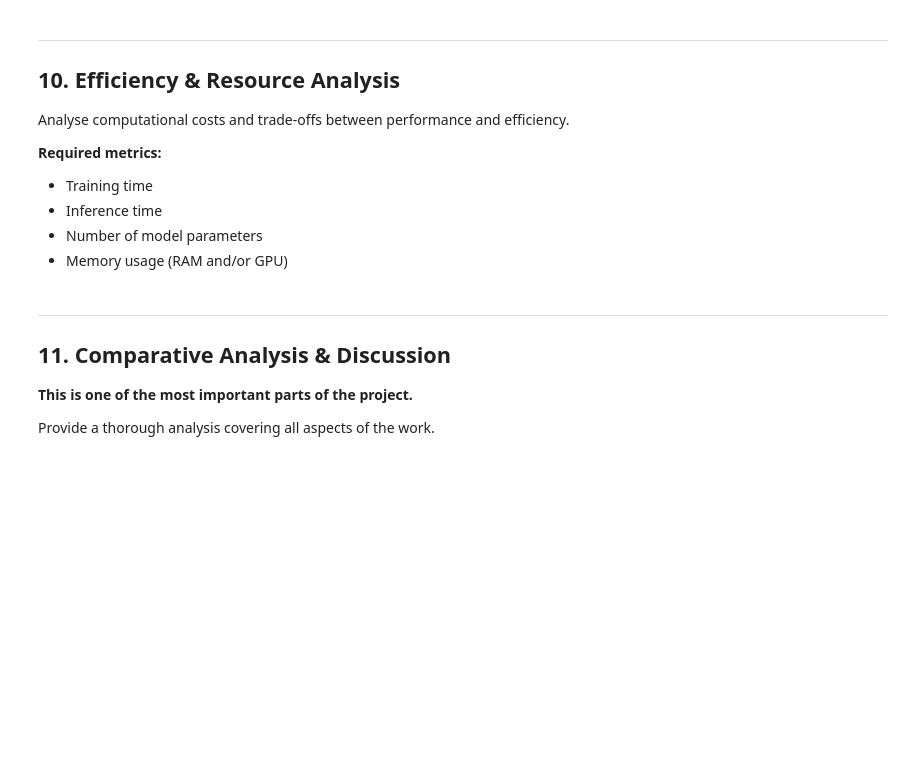
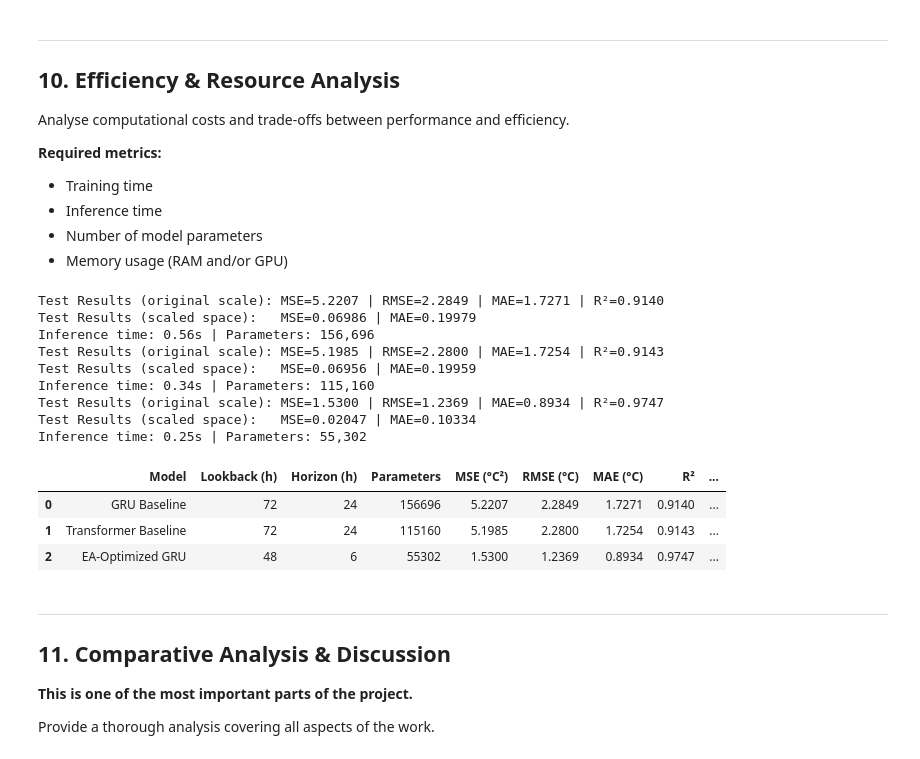
Before and after one commit to dudocas12/Advanced-Time-Series-Forecasting-Optimization-and-Explainability, a Jupyter notebook: main.ipynb, the cells around one changed output. Drawn from its saved outputs; the diff is of its cells as text; code cells hidden in the pictures; blank space fills up the shorter version.

```diff
--- a/main.ipynb
+++ b/main.ipynb
@@ -1821,3 +1951,80 @@ def log_efficiency(model_name, model, test_loader, device):
+# %%
+# --- 10. Efficiency & Resource Analysis ---
+import time
+import torch
+import pandas as pd
+
+def count_parameters(model):
+    return sum(p.numel() for p in model.parameters() if p.requires_grad)
+
+def measure_inference_time(model, test_loader, device, n_runs=3):
+    model.eval()
+    total_times = []
+    with torch.no_grad():
+        for _ in range(n_runs):
+            start = time.time()
+            for X_batch, _ in test_loader:
+                _ = model(X_batch.to(device))
+            total_times.append(time.time() - start)
+    return sum(total_times) / len(total_times)
+
+def measure_peak_memory(model, sample_input, device):
+    if not torch.cuda.is_available():
+        return "N/A (CPU)"
+    model.eval()
+    torch.cuda.reset_peak_memory_stats(device)
+    with torch.no_grad():
+        _ = model(sample_input.to(device))
+    return round(torch.cuda.max_memory_allocated(device) / (1024 * 1024), 2)
+
+# --- Build the full comparison table ---
+criterion = nn.MSELoss()
+
+# Evaluate all three models (accuracy metrics)
+gru_results = evaluate_model(gru_model, test_loader, criterion, scaler, TARGET_IDX)
+transformer_results = evaluate_model(transformer_model, test_loader, criterion, scaler, TARGET_IDX)
+ea_results = evaluate_model(best_ea_model, ea_test_loader, criterion, scaler, TARGET_IDX)
+
+# Measure efficiency metrics
+models_info = [
+    ("GRU Baseline",        gru_model,        test_loader,    LOOKBACK, HORIZON),
+    ("Transformer Baseline", transformer_model, test_loader,    LOOKBACK, HORIZON),
+    ("EA-Optimized GRU",    best_ea_model,    ea_test_loader, ea_lookback, ea_horizon),
+]
+results_list = [gru_results, transformer_results, ea_results]
+
+rows = []
+for (name, model, loader, lb, hz), res in zip(models_info, results_list):
+    sample_batch, _ = next(iter(loader))
+    rows.append({
+        'Model':               name,
+        'Lookback (h)':        lb,
+        'Horizon (h)':         hz,
+        'Parameters':          count_parameters(model),
+        'MSE (°C²)':           round(res['mse'], 4),
+        'RMSE (°C)':           round(res['rmse'], 4),
+        'MAE (°C)':            round(res['mae'], 4),
+        'R²':                  round(res['r2'], 4),
+        'Inference Time (s)':  round(measure_inference_time(model, loader, DEVICE), 4),
+        'Peak GPU Memory (MB)': measure_peak_memory(model, sample_batch, DEVICE),
+    })
+
+df_comparison = pd.DataFrame(rows)
+display(df_comparison)
+# %% [output]
+Test Results (original scale): MSE=5.2207 | RMSE=2.2849 | MAE=1.7271 | R²=0.9140
+Test Results (scaled space):   MSE=0.06986 | MAE=0.19979
+Inference time: 0.56s | Parameters: 156,696
+Test Results (original scale): MSE=5.1985 | RMSE=2.2800 | MAE=1.7254 | R²=0.9143
+Test Results (scaled space):   MSE=0.06956 | MAE=0.19959
+Inference time: 0.34s | Parameters: 115,160
+Test Results (original scale): MSE=1.5300 | RMSE=1.2369 | MAE=0.8934 | R²=0.9747
+Test Results (scaled space):   MSE=0.02047 | MAE=0.10334
+Inference time: 0.25s | Parameters: 55,302
+|  | Model | Lookback (h) | Horizon (h) | Parameters | MSE (°C²) | RMSE (°C) | MAE (°C) | R² | ... |
+| 0 | GRU Baseline | 72 | 24 | 156696 | 5.2207 | 2.2849 | 1.7271 | 0.9140 | ... |
+| 1 | Transformer Baseline | 72 | 24 | 115160 | 5.1985 | 2.2800 | 1.7254 | 0.9143 | ... |
+| 2 | EA-Optimized GRU | 48 | 6 | 55302 | 1.5300 | 1.2369 | 0.8934 | 0.9747 | ... |
 # %% [markdown]
 ---
 ## 11. Comparative Analysis & Discussion
```
Also changed, not shown: parts of 14 cells of this notebook.
